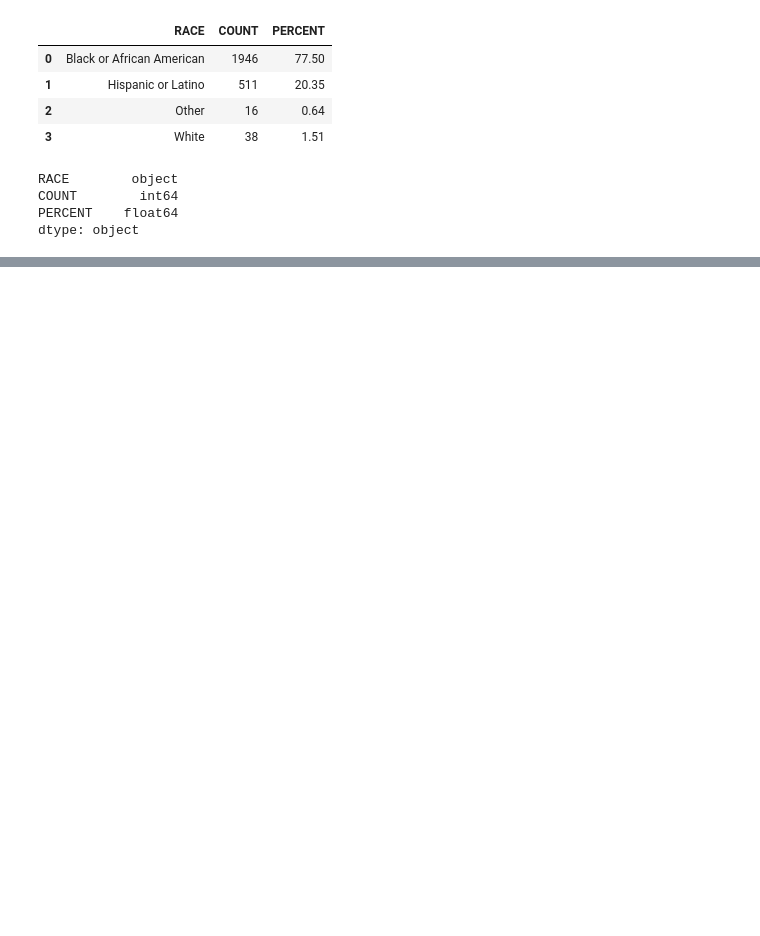
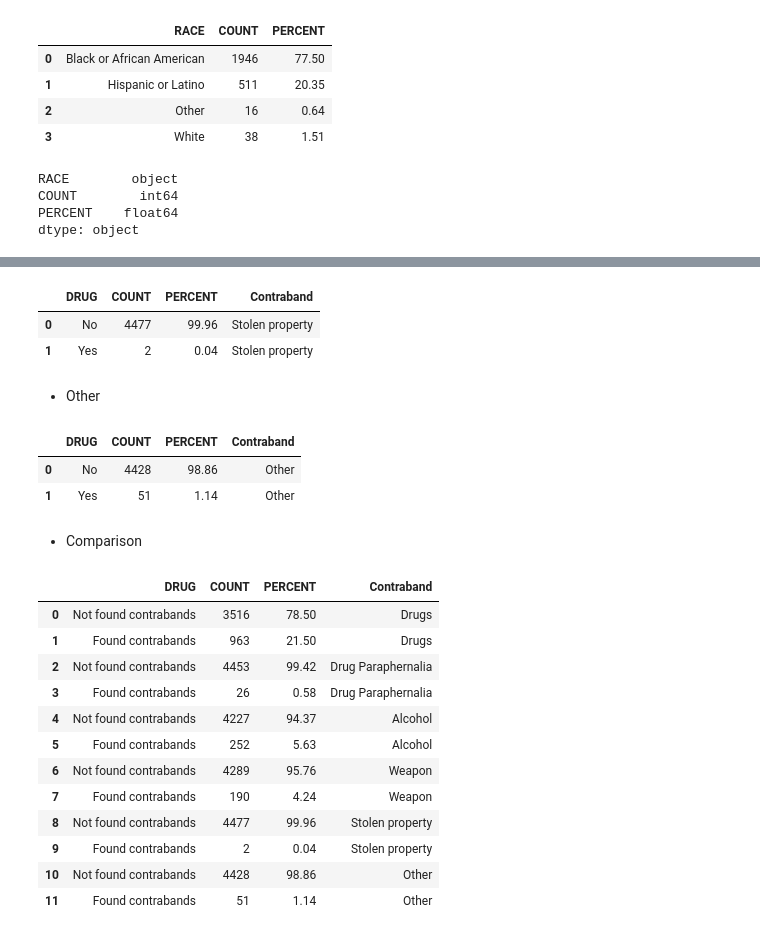
Before and after one commit to jcvincentliu/Analyzing-Racial-Disparities-in-Chicago-Police-Traffic-Stops, a Jupyter notebook: IDOT_EDA.ipynb, the cells around one changed output, grey strips where cells are left out. Drawn from its saved outputs; the diff is of its cells as text; code cells hidden in the pictures; blank space fills up the shorter version.

```diff
--- a/IDOT_EDA.ipynb
+++ b/IDOT_EDA.ipynb
@@ -615,0 +689,56 @@ alt.Chart(consent_comp, title  = "Who Gave Consent vs Who was Searched").mark_ba
+# %%
+#VEHSTOLPROP
+#VEHOTHER
+
+prop = search.groupby("VEHSTOLPROP")["MONTH"].count().reset_index()
+prop.columns = ["DRUG", "COUNT"]
+prop = prop[prop.DRUG.isin(["Yes", "No"])].reset_index().iloc[:,1:]
+prop.loc[:, "PERCENT"] = round(prop.COUNT/prop.COUNT.sum(),4)*100
+prop.loc[:, "Contraband"] = ["Stolen property"]*2
+
+prop
+# %% [output]
+|  | DRUG | COUNT | PERCENT | Contraband |
+| 0 | No | 4477 | 99.96 | Stolen property |
+| 1 | Yes | 2 | 0.04 | Stolen property |
+# %% [markdown]
+* Other
+# %%
+other = search.groupby("VEHOTHER")["MONTH"].count().reset_index()
+other.columns = ["DRUG", "COUNT"]
+other = other[other.DRUG.isin(["Yes", "No"])].reset_index().iloc[:,1:]
+other.loc[:, "PERCENT"] = round(other.COUNT/other.COUNT.sum(),4)*100
+other.loc[:, "Contraband"] = ["Other"]*2
+
+other
+# %% [output]
+|  | DRUG | COUNT | PERCENT | Contraband |
+| 0 | No | 4428 | 98.86 | Other |
+| 1 | Yes | 51 | 1.14 | Other |
+# %% [markdown]
+* Comparison
+# %%
+contrabands = pd.concat([drug_if, drugPara, alcohol, weapon, prop, other]).reset_index()
+contrabands = contrabands.iloc[:,1:]
+# %%
+for r in range(contrabands.shape[0]):
+  if contrabands.loc[r, "DRUG"] == "No":
+    contrabands.loc[r, "DRUG"] = "Not found contrabands"
+  elif contrabands.loc[r, "DRUG"] == "Yes":
+    contrabands.loc[r, "DRUG"] = "Found contrabands"
+# %%
+contrabands
+# %% [output]
+|  | DRUG | COUNT | PERCENT | Contraband |
+| 0 | Not found contrabands | 3516 | 78.50 | Drugs |
+| 1 | Found contrabands | 963 | 21.50 | Drugs |
+| 2 | Not found contrabands | 4453 | 99.42 | Drug Paraphernalia |
+| 3 | Found contrabands | 26 | 0.58 | Drug Paraphernalia |
+| 4 | Not found contrabands | 4227 | 94.37 | Alcohol |
+| 5 | Found contrabands | 252 | 5.63 | Alcohol |
+| 6 | Not found contrabands | 4289 | 95.76 | Weapon |
+| 7 | Found contrabands | 190 | 4.24 | Weapon |
+| 8 | Not found contrabands | 4477 | 99.96 | Stolen property |
+| 9 | Found contrabands | 2 | 0.04 | Stolen property |
+| 10 | Not found contrabands | 4428 | 98.86 | Other |
+| 11 | Found contrabands | 51 | 1.14 | Other |
```
Also changed, not shown: parts of 28 cells of this notebook.
